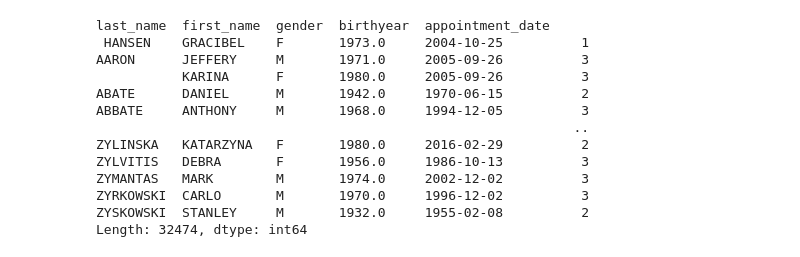
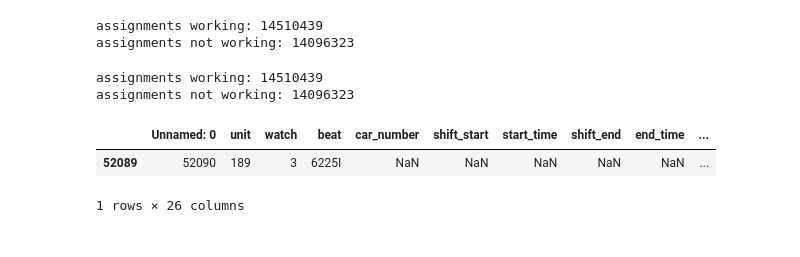
Before and after one commit to kroy/cpd-parse, a Jupyter notebook: notebooks/playground.ipynb, the cells around one changed output. Drawn from its saved outputs; the diff is of its cells as text; code cells hidden in the pictures.

```diff
--- a/notebooks/playground.ipynb
+++ b/notebooks/playground.ipynb
@@ -1,19 +1,39 @@
-# %%
-import pandas as pd
-
-academic = pd.read_csv("../files/AcademicDataSet/cpd-dataset-v0.1/final/officer_profiles.csv")
-academic.groupby(by=["last_name", "first_name", "gender", "birthyear", "appointment_date"]).size()
-# %% [output]
-last_name  first_name  gender  birthyear  appointment_date
- HANSEN    GRACIBEL    F       1973.0     2004-10-25          1
-AARON      JEFFERY     M       1971.0     2005-09-26          3
-           KARINA      F       1980.0     2005-09-26          3
-ABATE      DANIEL      M       1942.0     1970-06-15          2
-ABBATE     ANTHONY     M       1968.0     1994-12-05          3
-                                                             ..
-ZYLINSKA   KATARZYNA   F       1980.0     2016-02-29          2
-ZYLVITIS   DEBRA       F       1956.0     1986-10-13          3
-ZYMANTAS   MARK        M       1974.0     2002-12-02          3
-ZYRKOWSKI  CARLO       M       1970.0     1996-12-02          3
-ZYSKOWSKI  STANLEY     M       1932.0     1955-02-08          2
-Length: 32474, dtype: int64
+# %%
+import pandas as pd
+
+assignments_working = 0
+assignments_not_working = 0
+
+with pd.read_csv("../files/events/assignment_cleaned.csv", chunksize=10000) as reader:
+  for chunk in reader:
+    grp = chunk.groupby("is_working", dropna=False).size()
+    assignments_not_working += grp["N"]
+    assignments_working += grp["Y"]
+
+print("assignments working:", assignments_working)
+print("assignments not working:", assignments_not_working)
+# %% [output]
+assignments working: 14510439
+assignments not working: 14096323
+# %%
+assignments_working = 0
+assignments_not_working = 0
+
+with pd.read_csv("../files/events/officer_id_merged/assignments/assignments_full_merge.csv", chunksize=10000) as reader:
+  for chunk in reader:
+    grp = chunk.groupby("is_working", dropna=False).size()
+    assignments_not_working += grp["N"]
+    assignments_working += grp["Y"]
+
+print("assignments working:", assignments_working)
+print("assignments not working:", assignments_not_working)
+# %% [output]
+assignments working: 14510439
+assignments not working: 14096323
+# %%
+assignments_df = pd.read_csv("../files/events/assignment_cleaned_part_2.csv")
+assignments_df[(assignments_df["absence_code"].notna()) & (assignments_df["is_working"] == "Y")]
+# %% [output]
+|  | Unnamed: 0 | unit | watch | beat | car_number | shift_start | start_time | shift_end | end_time | ... |
+| 52089 | 52090 | 189 | 3 | 6225I | NaN | NaN | NaN | NaN | NaN | ... |
+1 rows × 26 columns
```
Also changed, not shown: 3 other files.
